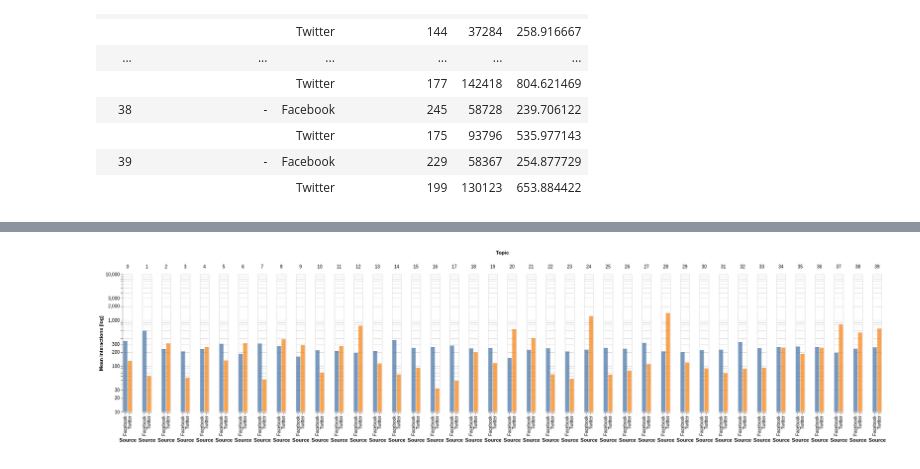
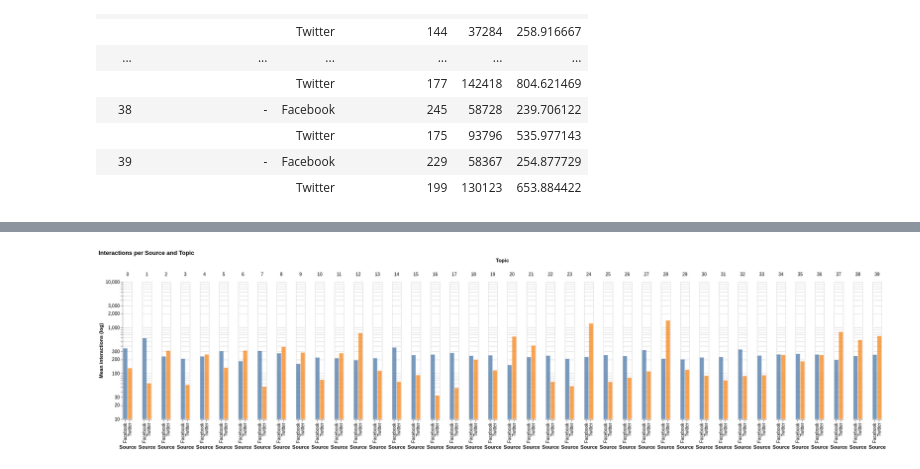
Before and after one commit to viennadatasciencegroup/data4good-wahlbeobachtung19, a Jupyter notebook: notebooks/1.3-tte-topic-evaluation.ipynb, the cells around one changed output, grey strips where cells are left out. Drawn from its saved outputs; the diff is of its cells as text; code cells hidden in the pictures.

```diff
--- a/notebooks/1.3-tte-topic-evaluation.ipynb
+++ b/notebooks/1.3-tte-topic-evaluation.ipynb
@@ -214,24 +243,24 @@ chart
 # %%
 p_data = grouped.copy()
 p_data["source"] = p_data.index.get_level_values("source")
 p_data.columns = ["count", "sum", "mean", "Source"]
 p_data.reset_index(inplace=True)
 p_data["Topic"] = p_data.topic_interpretation
 
-chart = alt.Chart(p_data).mark_bar().encode(
+chart = alt.Chart(p_data, title="Interactions per Source and Topic").mark_bar().encode(
     alt.X("Source:N"),
     alt.Y("sum(mean):Q",
           scale=alt.Scale(type="log", base=10),
           title="Mean interactions (log)"),
     column=alt.Column("topic:O", title="Topic"),
     color=alt.Color("Source", legend=None),
     opacity=alt.value(0.75),
     tooltip=["Topic"]
 ).properties(
     width=20
 )
 
 #chart.save(os.path.join(figures_path, "topics", "mean_interactions_per_source.html"))
 chart
 # %% [output]
-[figure, old version]
+[figure, new version]
```
Also changed, not shown: parts of 4 cells of this notebook, 6 other files.
